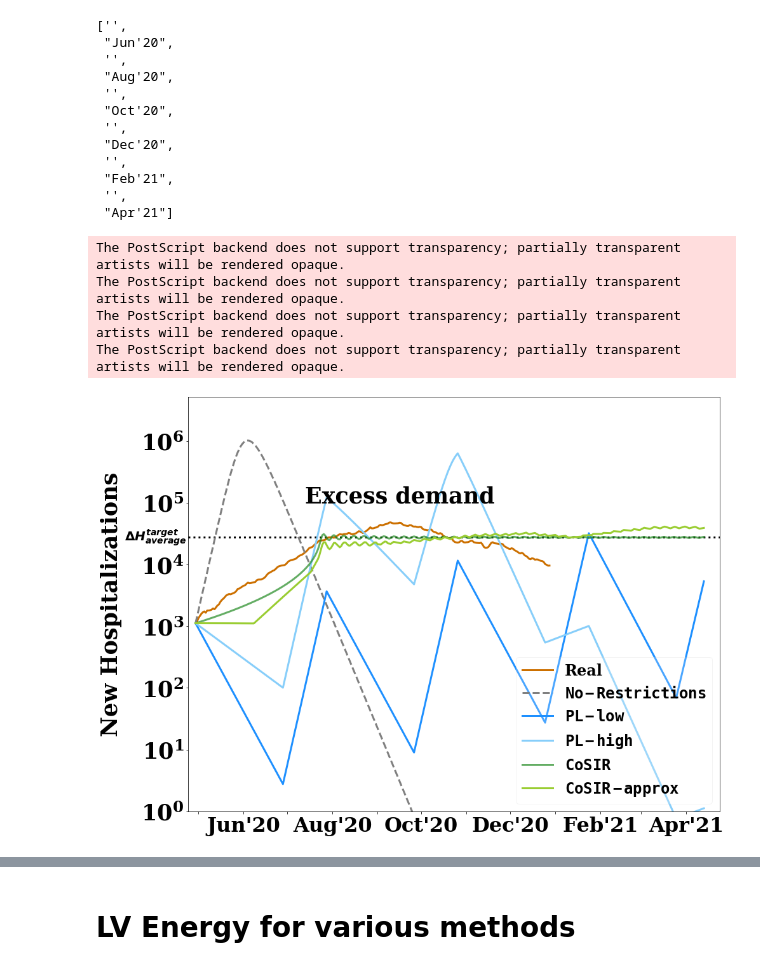
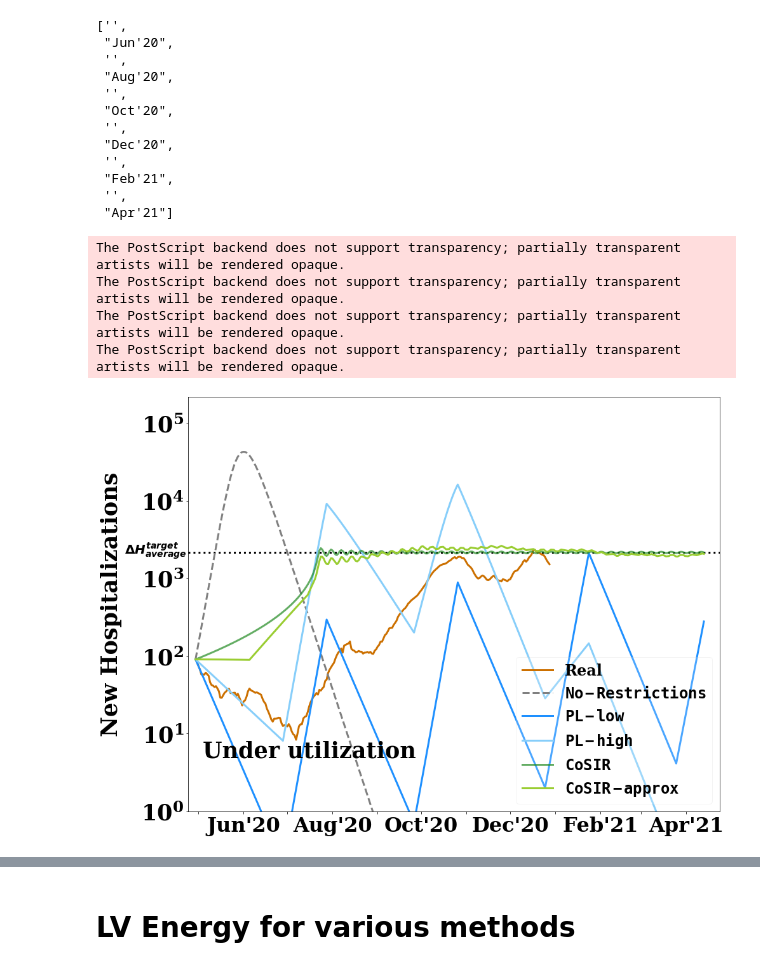
Before and after one commit to dsindiavscovid/CoSIR, a Jupyter notebook: experiments2.ipynb, the cells around one changed output, grey strips where cells are left out. Saved outputs shown, nothing was run; the diff lists cells and outputs as text; code cells hidden in the pictures.

```diff
--- a/experiments2.ipynb
+++ b/experiments2.ipynb
@@ -30,7 +30,7 @@ def moving_average(x, window):
     x1 = [np.mean(x[max(0, i-w):min(l, i+w+1)]) for i in range(l)]
     return np.array(x1)
 # %%
-meta = getMetaData("India")
+meta = getMetaData("Netherlands")
 
 if(meta['region_type'] == 'country'):
     df = pd.read_csv('../data/time_series_covid19_confirmed_global_tillDec.csv')
@@ -269,36 +269,40 @@ plt.tick_params(axis='y', which='minor', left=False, right=False)
 
 
 plt.hlines(y=deltaHstar, xmin=-5, xmax=tsteps+10, linestyles='dotted')
 
 
 trans = transforms.blended_transform_factory(ax.get_yticklabels()[0].get_transform(), ax.transData)
 ax.text(0.005, deltaHstar+100, r'$\Delta H^{target}_{average}$', color="black", transform=trans, ha="right", va="center", fontsize=20)
 
 trans = transforms.blended_transform_factory(ax.get_xticklabels()[0].get_transform(), ax.transData)
 
 ax.plot(range(len(deltaI_real)), deltaI_real_c*h, '-', label='Real', color='#cc7000')
 
 ax.plot(t, I_cons*gamma*h, label=r'$\mathtt{No-Restrictions}$', ls='--', color='grey')
 
 ax.plot(t, I_dI_l*gamma*h, label=r'$\mathtt{PL-low}$', color='dodgerblue')
 ax.plot(t, I_dI_h*gamma*h, label=r'$\mathtt{PL-high}$', color='lightskyblue')
 
 ax.plot(t, I_ideal*gamma*h, '-', alpha=0.7, label=r'$\mathtt{CoSIR}$', color='forestgreen')
 ax.plot(t, I_approx*gamma*h, '-', label=r'$\mathtt{CoSIR-approx}$', color='yellowgreen')
 plt.legend(loc='lower right', fontsize=24, framealpha=0.2)
 plt.xticks(xticks_idx, xticks_new, rotation = 0, fontsize=32)
 plt.ylabel("New Hospitalizations", fontweight='bold', labelpad = 30, fontsize=35)
 plt.yticks(fontsize=35)
-# plt.text(s = "Under utilization", x=5, y=5, fontsize=35)   # Netherlands
-plt.text(s = "Excess demand", x=75, y=100000, fontsize=35) # India
+if(meta['region'] == "India"):
+    plt.text(s = "Excess demand", x=75, y=100000, fontsize=35) # India
+elif(meta['region'] == "Netherlands"):
+    plt.text(s = "Under utilization", x=5, y=5, fontsize=35)   # Netherlands
+else:
+    pass
 
 plt.savefig('../figures/experiments2/{}_deltaHcasecounts.eps'.format(meta['region']), format = 'eps')
 # %% [output]
 The PostScript backend does not support transparency; partially transparent artists will be rendered opaque.
 The PostScript backend does not support transparency; partially transparent artists will be rendered opaque.
 The PostScript backend does not support transparency; partially transparent artists will be rendered opaque.
 The PostScript backend does not support transparency; partially transparent artists will be rendered opaque.
-[figure, old version]
+[figure, new version]
 # %%
 fig, ax = plt.subplots(figsize=(15,12))
 # plt.yscale('log')
```
Also changed, not shown: parts of 10 cells of this notebook, 12 other files.
